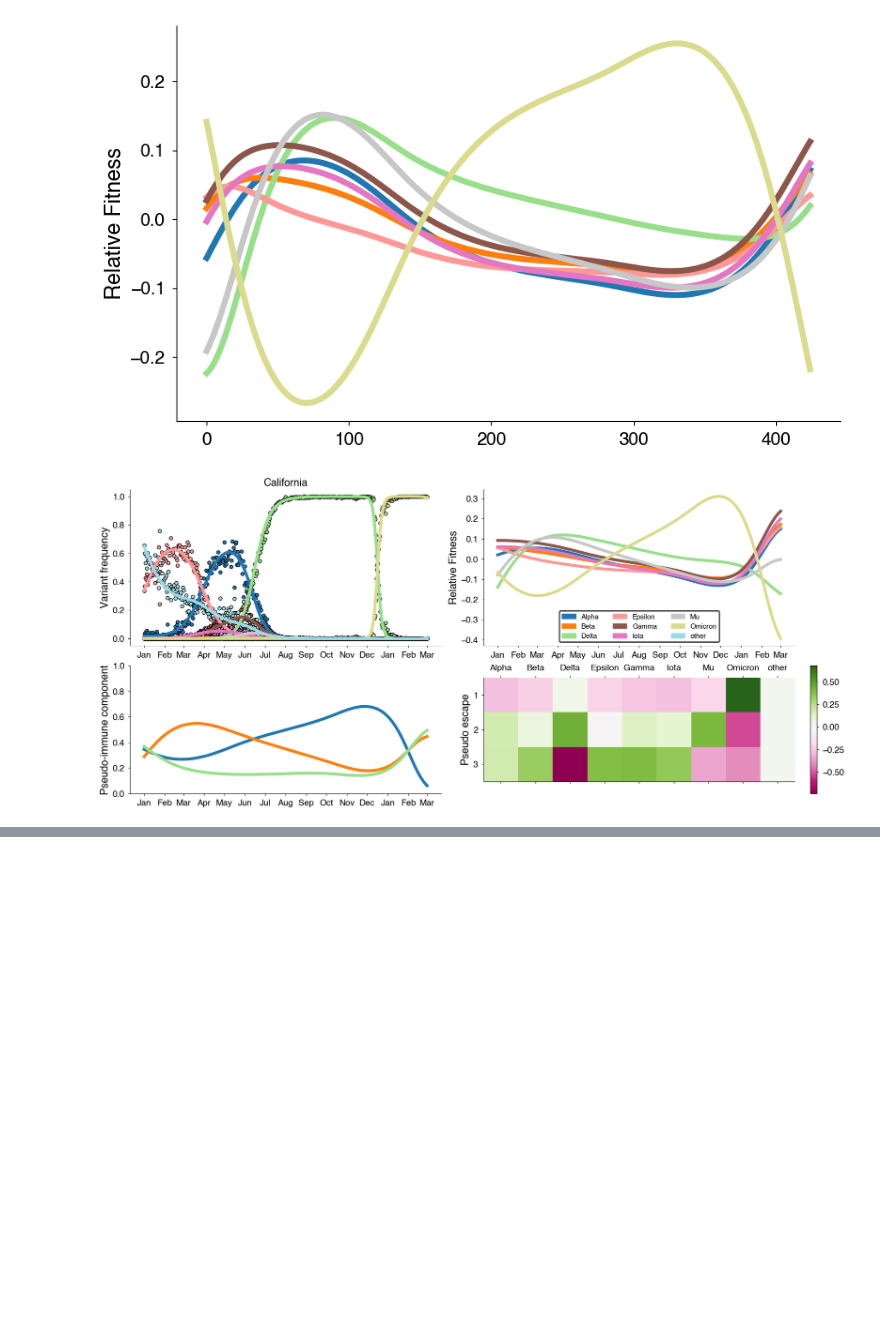
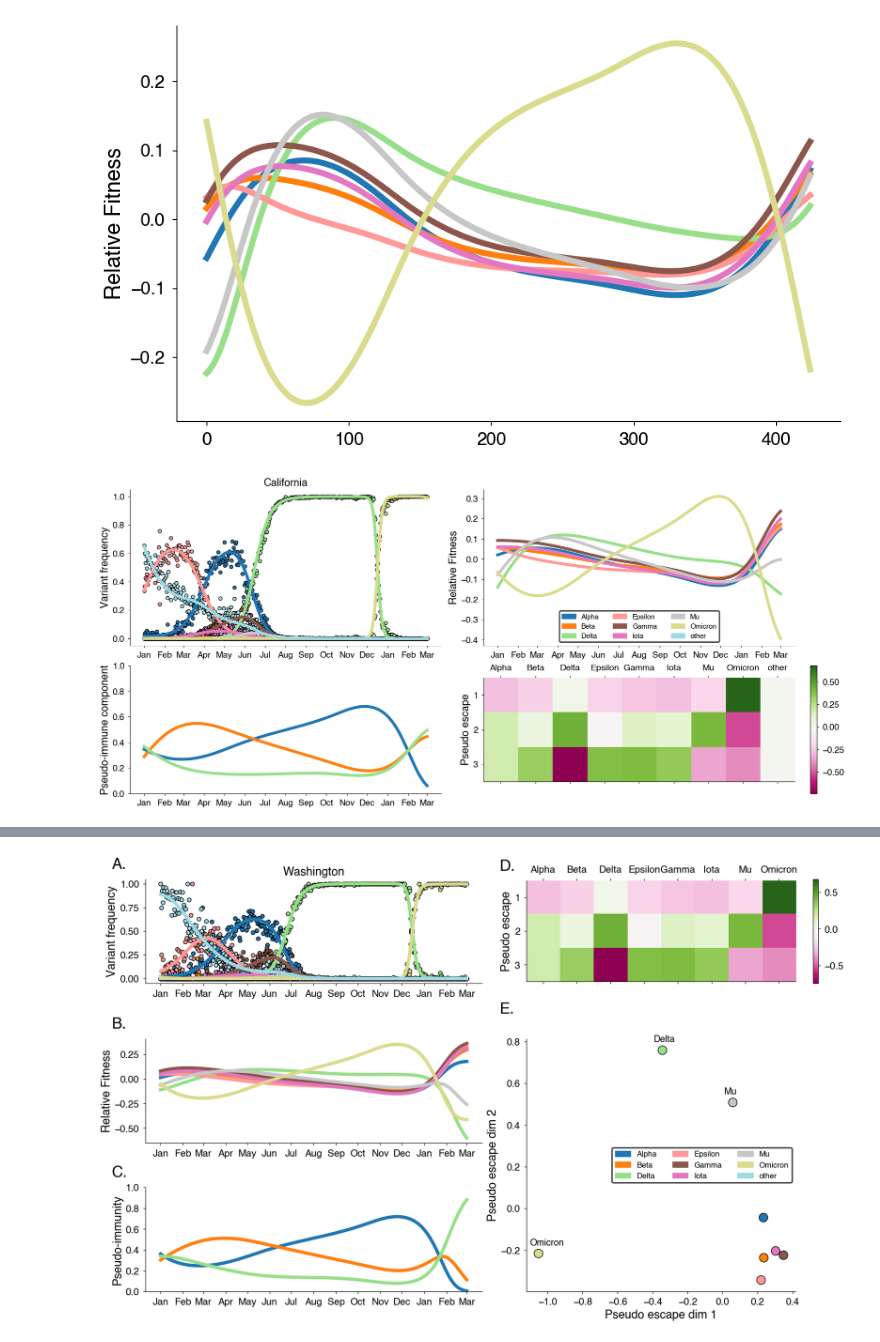
Before and after one commit to blab/relative-fitness-mechanisms, a Jupyter notebook: notebooks/DR-Dev.ipynb, the cells around one changed output, grey strips where cells are left out. Drawn from its saved outputs; the diff is of its cells as text; code cells hidden in the pictures; blank space fills up the shorter version.

Commit message:
Updated latent immune model and figure

```diff
--- a/notebooks/DR-Dev.ipynb
+++ b/notebooks/DR-Dev.ipynb
@@ -126,4 +126,6 @@ summary_plot_hier(posterior, None, "California")
 # %% [output]
 [figure]
 # %%
-posterior.data.names
+from sklearn.manifold import MDS
+eta = posterior.samples["eta"][0,:,:]
+eta_transformed = MDS(normalized_stress="auto").fit_transform(eta)
@@ -147,0 +132,77 @@ posterior.data.names
+# %%
+def summary_plot_hier(posterior, group, location):
+    if group is None:
+        group = posterior.data.names.index(location)
+    fig = plt.figure(figsize=(16., 10.), constrained_layout=True)
+    spec = fig.add_gridspec(ncols=3, nrows=3, width_ratios=[0.5, 0.5, 0.8])
+
+    _posterior = get_posterior(posterior, ["freq", "delta", "phi"], group)
+
+    axes = []
+
+    # Frequency
+    ax = fig.add_subplot(spec[0, 0:2])
+    freq_plot = FrequencyPlot(_posterior).plot(ax=ax);
+    add_dates(ax, posterior.data.dates)
+    ax.set_title(posterior.data.names[group])
+    axes.append(ax)
+
+    # Relative Fitness
+    ax = fig.add_subplot(spec[1, 0:2])
+    delta_plot = TimeVaryingPlot(posterior=_posterior, site="delta").plot(ax=ax)
+    delta_plot.ax.set_ylabel("Relative Fitness")
+    add_dates(ax, posterior.data.dates)
+    axes.append(ax)
+
+
+    # Phi
+    ax = fig.add_subplot(spec[2, 0:2])
+    phi_plot = TimeVaryingPlot(posterior=_posterior, site="phi").plot(ax=ax)
+    phi_plot.ax.set_ylabel("Phi")
+    ax.set_ylabel("Pseudo-immunity")
+    add_dates(ax, posterior.data.dates)
+    ax.set_ylim(0,1)
+    axes.append(ax)
+
+    # Eta
+    eta = posterior.samples["eta"][0, :-1, :] # Remove other
+    n_vars, n_comps = eta.shape
+
+    ax = fig.add_subplot(spec[0:1,2])
+    cax = ax.matshow(eta.T, cmap="PiYG")
+    ax.set_xticks(np.arange(n_vars))
+    ax.set_xticklabels(posterior.data.var_names[:-1])
+    ax.set_yticks(np.arange(n_comps))
+    ax.set_yticklabels(np.arange(1, n_comps + 1))
+    ax.set_ylabel("Pseudo escape")
+    fig.colorbar(cax)
+    axes.append(ax)
+
+    # Variant reduced space
+    eta_transformed = MDS(normalized_stress="auto", random_state=12).fit_transform(eta)
+    ax = fig.add_subplot(spec[1:3,2])
+    ax.scatter(eta_transformed[:,0], eta_transformed[:,1],
+               ec="k",
+               color=[delta_plot.color_map[v] for v in posterior.data.var_names[:-1]],
+               s=180)
+    ax.set_xlabel("Pseudo escape dim 1")
+    ax.set_ylabel("Pseudo escape dim 2")
+
+    # Add names to variants
+    for i, txt in enumerate(posterior.data.var_names[:-1]):
+        if txt in ["Delta", "Omicron", "Mu"]:
+            ax.annotate(txt, (eta_transformed[i,0] - 0.05, eta_transformed[i,1] + 0.04), size=14, weight="bold")
+    axes.append(ax)
+
+    PatchLegend(color_map=delta_plot.color_map, loc="best", ncol=3).add_legend(ax)
+
+    # Add labels
+    ax_labels = ["A", "B", "C", "D", "E"]
+
+    for ax, ax_label in zip(axes, ax_labels):
+        ax.text(-0.1, 1.1, ax_label + ".", transform=ax.transAxes, size=24, weight='bold')
+    return fig
+
+fig_wa = summary_plot_hier(posterior, None, "Washington")
+# %% [output]
+[figure, added]
```
Also changed, not shown: parts of 3 cells of this notebook, 1 other file.
